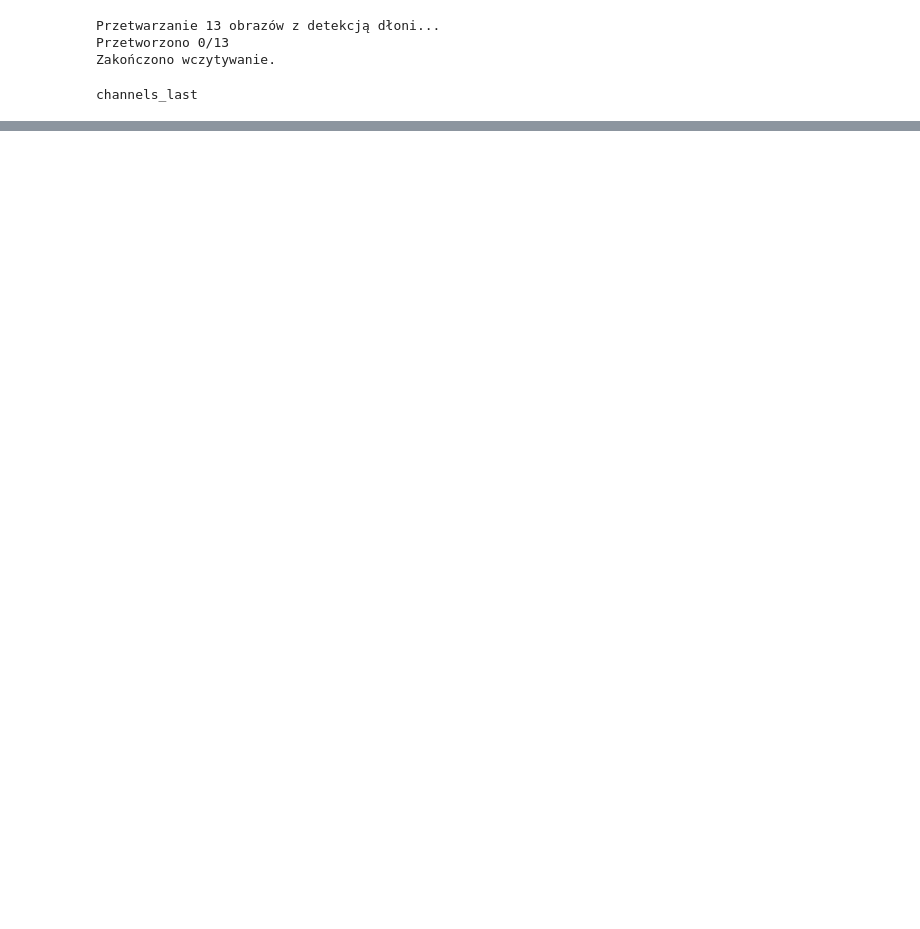
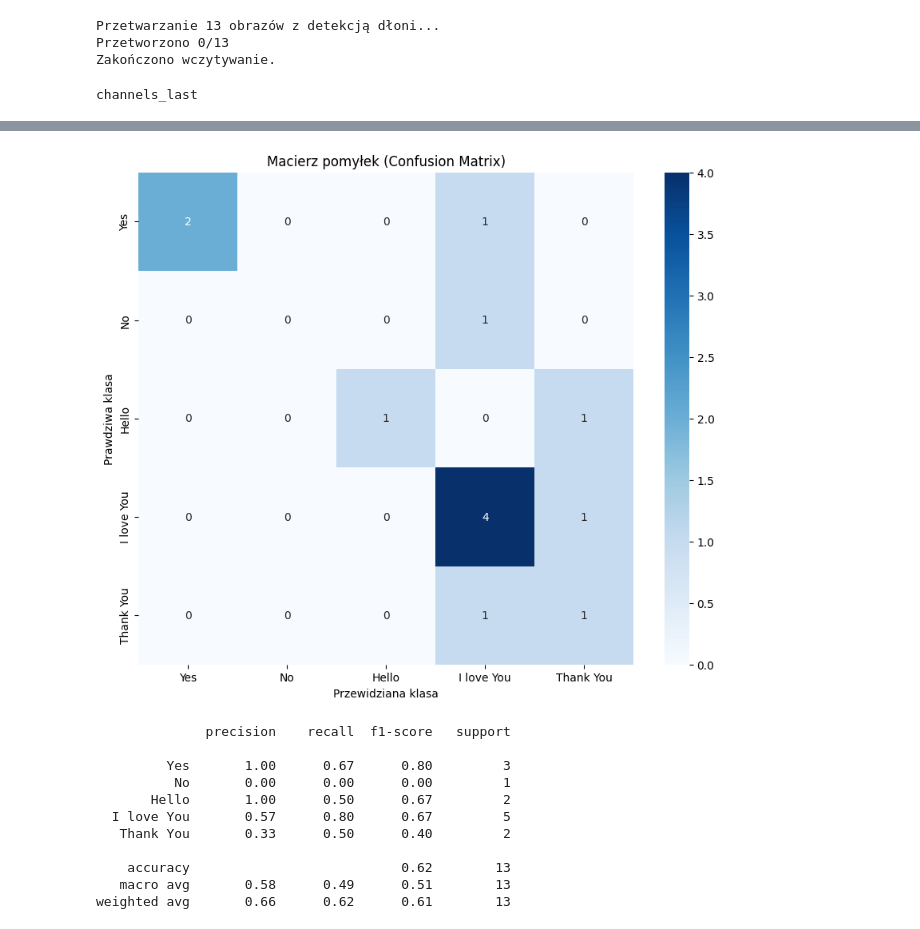
Before and after one commit to amalolepszy/hand-sign-recognition, a Jupyter notebook: with_detect_hands.ipynb, the cells around one changed output, grey strips where cells are left out. Cells and saved outputs as stored; diff of their text form; code cells hidden in the pictures; blank space fills up the shorter version.

```diff
--- a/with_detect_hands.ipynb
+++ b/with_detect_hands.ipynb
@@ -53,7 +53,7 @@ else:
 Showing sample: IMG_7273.JPG
 [figure]
 # %%
-IMG_SIZE = 512
+IMG_SIZE = 224
 # %%
 NUMBER_OF_CLASSES = 5
 # %%
@@ -213,7 +213,13 @@ model.compile(optimizer='adam',
 # Callbacks - Zatrzymanie treningu, gdy model przestanie się uczyć
 callbacks = [
     tf.keras.callbacks.EarlyStopping(patience=5, restore_best_weights=True, monitor='val_loss'),
-    tf.keras.callbacks.ReduceLROnPlateau(factor=0.5, patience=3, monitor='val_loss')
+    tf.keras.callbacks.ReduceLROnPlateau(factor=0.5, patience=3, monitor='val_loss'),
+     # Zapisz model tylko, gdy wynik na walidacji się poprawi
+    tf.keras.callbacks.ModelCheckpoint(
+        'gesture_classifier.keras',
+        save_best_only=True,
+        monitor='val_loss'
+    ),
 ]
 # %%
 # Start treningu
@@ -252,0 +259,27 @@ Test accuracy: 0.692307710647583
+# %%
+import matplotlib.pyplot as plt
+import seaborn as sns
+from sklearn.metrics import confusion_matrix, classification_report
+import numpy as np
+CLASSES = ['Yes', 'No', 'Hello', 'I love You', 'Thank You']
+
+# 1. Predykcja na zbiorze testowym
+y_pred = model.predict(X_test)
+y_pred_classes = np.argmax(y_pred, axis=1)
+y_true = np.argmax(y_test, axis=1)
+
+# 2. Macierz pomyłek
+cm = confusion_matrix(y_true, y_pred_classes)
+
+# 3. Wykres
+plt.figure(figsize=(10, 8))
+sns.heatmap(cm, annot=True, fmt='d', cmap='Blues',
+            xticklabels=CLASSES, yticklabels=CLASSES)
+plt.ylabel('Prawdziwa klasa')
+plt.xlabel('Przewidziana klasa')
+plt.title('Macierz pomyłek (Confusion Matrix)')
+plt.show()
+
+# 4. Raport tekstowy
+print(classification_report(y_true, y_pred_classes, target_names=CLASSES))
+# %% [output]
@@ -252,0 +287,12 @@ Test accuracy: 0.692307710647583
+[figure, added]
+              precision    recall  f1-score   support
+
+         Yes       1.00      0.67      0.80         3
+          No       0.00      0.00      0.00         1
+       Hello       1.00      0.50      0.67         2
+  I love You       0.57      0.80      0.67         5
+   Thank You       0.33      0.50      0.40         2
+
+    accuracy                           0.62        13
+   macro avg       0.58      0.49      0.51        13
+weighted avg       0.66      0.62      0.61        13
```
Also changed, not shown: parts of 6 cells of this notebook.
